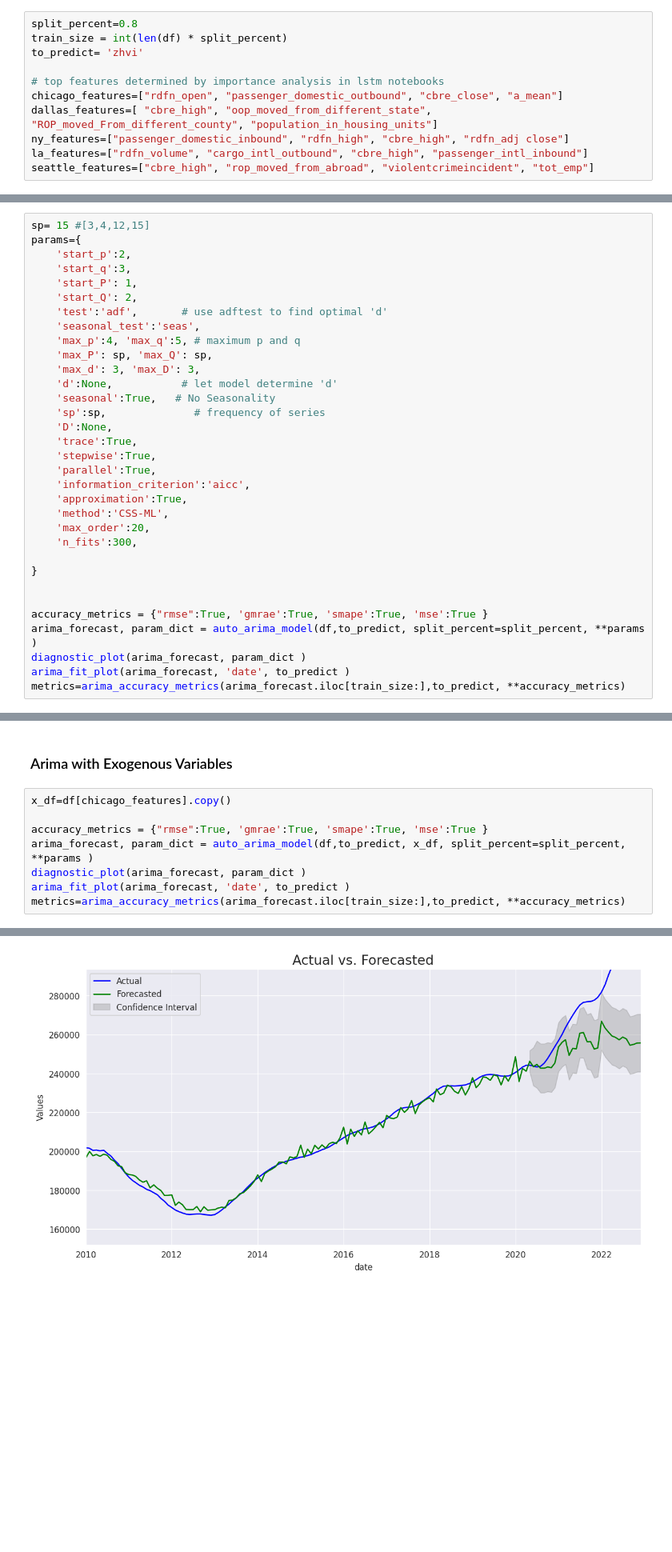
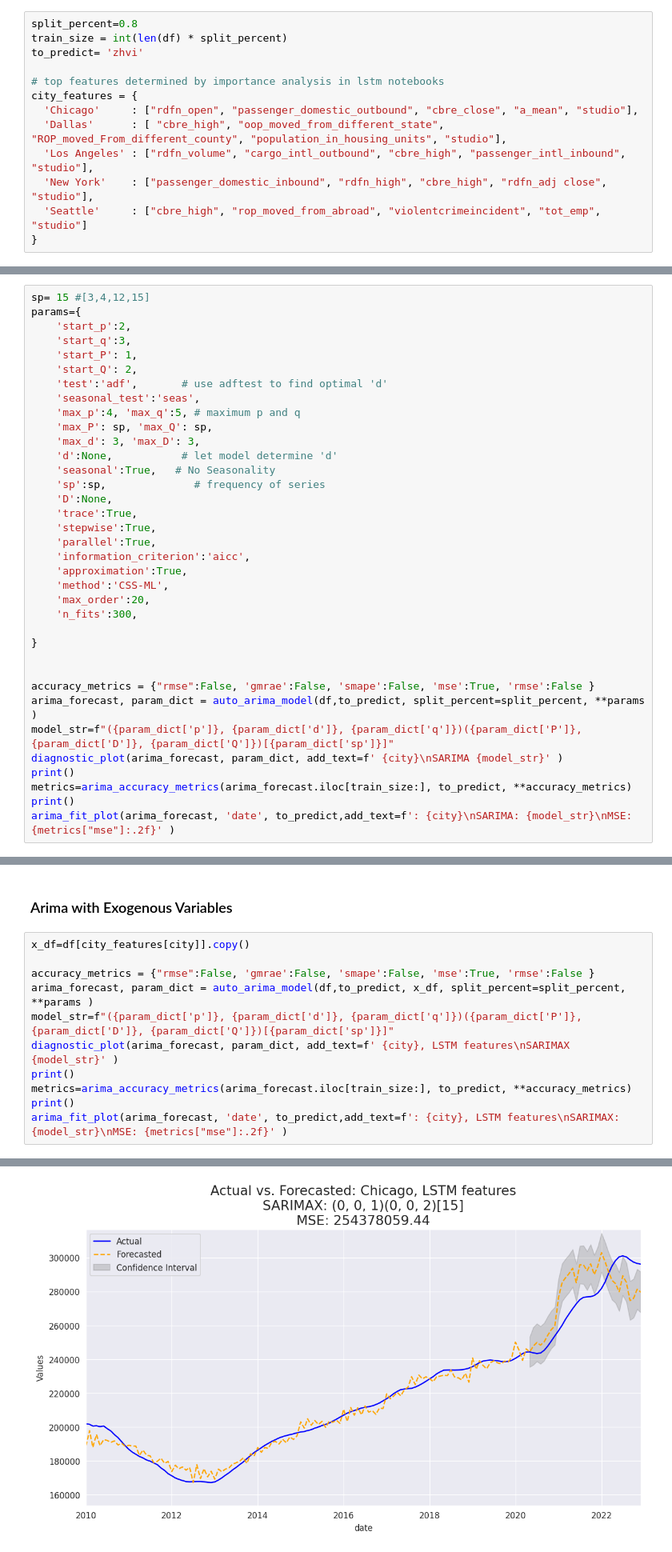
Before and after one commit to StevenSong-sTs/Property-Value-Forecast, a Jupyter notebook: src/ARIMA/Arima.ipynb, the cells around one changed output, grey strips where cells are left out. Shown at 80% size. Cells and saved outputs as stored; diff of their text form; blank space fills up the shorter version.

```diff
--- a/src/ARIMA/Arima.ipynb
+++ b/src/ARIMA/Arima.ipynb
@@ -495,11 +517,13 @@ train_size = int(len(df) * split_percent)
 to_predict= 'zhvi'
 
 # top features determined by importance analysis in lstm notebooks
-chicago_features=["rdfn_open", "passenger_domestic_outbound", "cbre_close", "a_mean"]
-dallas_features=[ "cbre_high", "oop_moved_from_different_state", "ROP_moved_From_different_county", "population_in_housing_units"]
-ny_features=["passenger_domestic_inbound", "rdfn_high", "cbre_high", "rdfn_adj close"]
-la_features=["rdfn_volume", "cargo_intl_outbound", "cbre_high", "passenger_intl_inbound"]
-seattle_features=["cbre_high", "rop_moved_from_abroad", "violentcrimeincident", "tot_emp"]
+city_features = {
+  'Chicago'     : ["rdfn_open", "passenger_domestic_outbound", "cbre_close", "a_mean", "studio"],
+  'Dallas'      : [ "cbre_high", "oop_moved_from_different_state", "ROP_moved_From_different_county", "population_in_housing_units", "studio"],
+  'Los Angeles' : ["rdfn_volume", "cargo_intl_outbound", "cbre_high", "passenger_intl_inbound", "studio"],
+  'New York'    : ["passenger_domestic_inbound", "rdfn_high", "cbre_high", "rdfn_adj close", "studio"],
+  'Seattle'     : ["cbre_high", "rop_moved_from_abroad", "violentcrimeincident", "tot_emp", "studio"]
+}
 # %% [markdown]
 ### Baseline (Univariate)
 # %%
@@ -574,11 +598,14 @@ params={
 }
 
 
-accuracy_metrics = {"rmse":True, 'gmrae':True, 'smape':True, 'mse':True }
+accuracy_metrics = {"rmse":False, 'gmrae':False, 'smape':False, 'mse':True, 'rmse':False }
 arima_forecast, param_dict = auto_arima_model(df,to_predict, split_percent=split_percent, **params )
-diagnostic_plot(arima_forecast, param_dict )
-arima_fit_plot(arima_forecast, 'date', to_predict )
-metrics=arima_accuracy_metrics(arima_forecast.iloc[train_size:],to_predict, **accuracy_metrics)
+model_str=f"({param_dict['p']}, {param_dict['d']}, {param_dict['q']})({param_dict['P']}, {param_dict['D']}, {param_dict['Q']})[{param_dict['sp']}]"
+diagnostic_plot(arima_forecast, param_dict, add_text=f' {city}\nSARIMA {model_str}' )
+print()
+metrics=arima_accuracy_metrics(arima_forecast.iloc[train_size:], to_predict, **accuracy_metrics)
+print()
+arima_fit_plot(arima_forecast, 'date', to_predict,add_text=f': {city}\nSARIMA: {model_str}\nMSE: {metrics["mse"]:.2f}' )
 # %% [output]
 Fitting models using approximations to speed things up
 
@@ -637,13 +655,16 @@ MSE of 485573004.0840 suggests that, on average, the forecasts are off by about
 # %% [markdown]
 ### Arima with Exogenous Variables
 # %%
-x_df=df[chicago_features].copy()
+x_df=df[city_features[city]].copy()
 
-accuracy_metrics = {"rmse":True, 'gmrae':True, 'smape':True, 'mse':True }
+accuracy_metrics = {"rmse":False, 'gmrae':False, 'smape':False, 'mse':True, 'rmse':False }
 arima_forecast, param_dict = auto_arima_model(df,to_predict, x_df, split_percent=split_percent, **params )
-diagnostic_plot(arima_forecast, param_dict )
-arima_fit_plot(arima_forecast, 'date', to_predict )
-metrics=arima_accuracy_metrics(arima_forecast.iloc[train_size:],to_predict, **accuracy_metrics)
+model_str=f"({param_dict['p']}, {param_dict['d']}, {param_dict['q']})({param_dict['P']}, {param_dict['D']}, {param_dict['Q']})[{param_dict['sp']}]"
+diagnostic_plot(arima_forecast, param_dict, add_text=f' {city}, LSTM features\nSARIMAX {model_str}' )
+print()
+metrics=arima_accuracy_metrics(arima_forecast.iloc[train_size:], to_predict, **accuracy_metrics)
+print()
+arima_fit_plot(arima_forecast, 'date', to_predict,add_text=f': {city}, LSTM features\nSARIMAX: {model_str}\nMSE: {metrics["mse"]:.2f}' )
 # %% [output]
 Fitting models using approximations to speed things up
 
@@ -688 +711 @@ sp = 15
-[figure, old version]
+[figure, new version]
```
Also changed, not shown: parts of 11 cells of this notebook, 6 other files.
